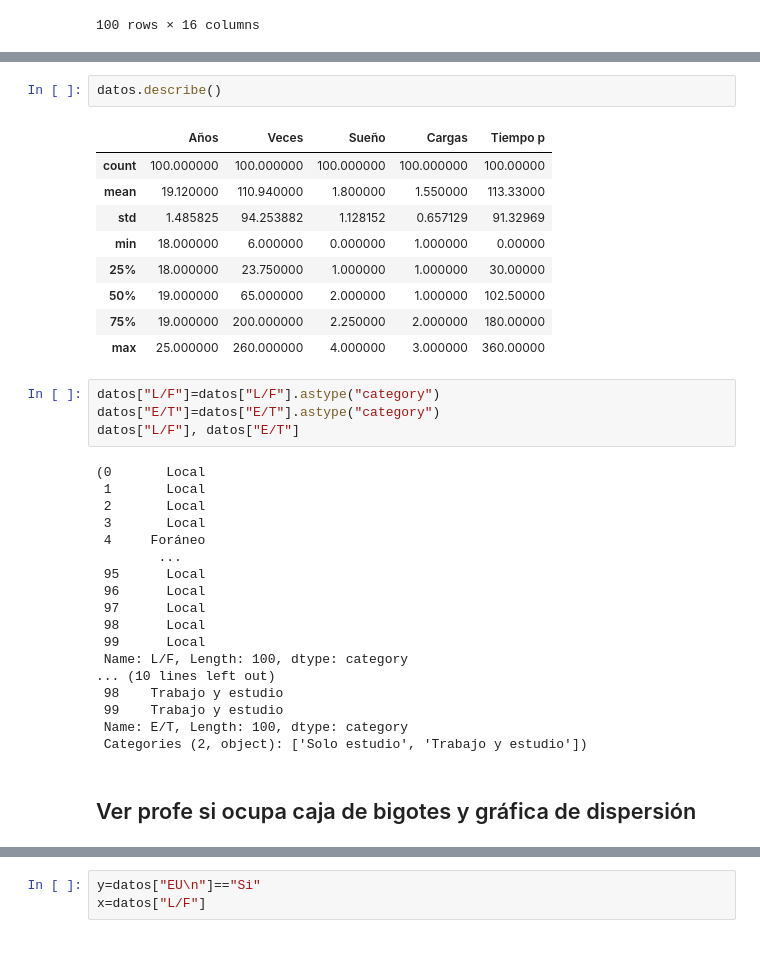
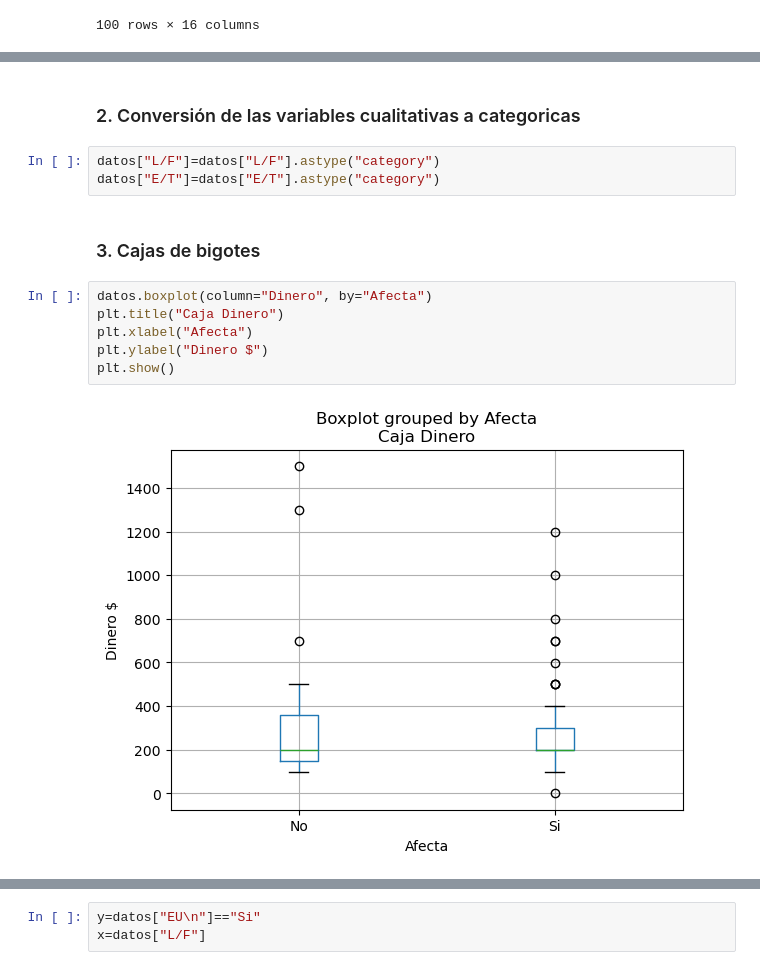
Before and after one commit to antoniorte/hello-world, a Jupyter notebook: proyecto.ipynb, the cells around one changed output, grey strips where cells are left out. Cells and saved outputs as stored; diff of their text form.

```diff
--- a/proyecto.ipynb
+++ b/proyecto.ipynb
@@ -70,36 +93,15 @@ datos.head()
-# %%
-datos.describe()
-# %% [output]
-|  | Años | Veces | Sueño | Cargas | Tiempo p |
-| count | 100.000000 | 100.000000 | 100.000000 | 100.000000 | 100.00000 |
-| mean | 19.120000 | 110.940000 | 1.800000 | 1.550000 | 113.33000 |
-| std | 1.485825 | 94.253882 | 1.128152 | 0.657129 | 91.32969 |
-| min | 18.000000 | 6.000000 | 0.000000 | 1.000000 | 0.00000 |
-| 25% | 18.000000 | 23.750000 | 1.000000 | 1.000000 | 30.00000 |
-| 50% | 19.000000 | 65.000000 | 2.000000 | 1.000000 | 102.50000 |
-| 75% | 19.000000 | 200.000000 | 2.250000 | 2.000000 | 180.00000 |
-| max | 25.000000 | 260.000000 | 4.000000 | 3.000000 | 360.00000 |
+# %% [markdown]
+### 2. Conversión de las variables cualitativas a categoricas
 # %%
 datos["L/F"]=datos["L/F"].astype("category")
 datos["E/T"]=datos["E/T"].astype("category")
-datos["L/F"], datos["E/T"]
-# %% [output]
-(0       Local
- 1       Local
- 2       Local
- 3       Local
- 4     Foráneo
-        ...
- 95      Local
- 96      Local
- 97      Local
- 98      Local
- 99      Local
- Name: L/F, Length: 100, dtype: category
-... (10 lines left out)
- 98    Trabajo y estudio
- 99    Trabajo y estudio
- Name: E/T, Length: 100, dtype: category
- Categories (2, object): ['Solo estudio', 'Trabajo y estudio'])
 # %% [markdown]
-## Ver profe si ocupa caja de bigotes y gráfica de dispersión
+### 3. Cajas de bigotes
+# %%
+datos.boxplot(column="Dinero", by="Afecta")
+plt.title("Caja Dinero")
+plt.xlabel("Afecta")
+plt.ylabel("Dinero $")
+plt.show()
+# %% [output]
+[figure, added]
```
Also changed, not shown: parts of 43 cells of this notebook.
